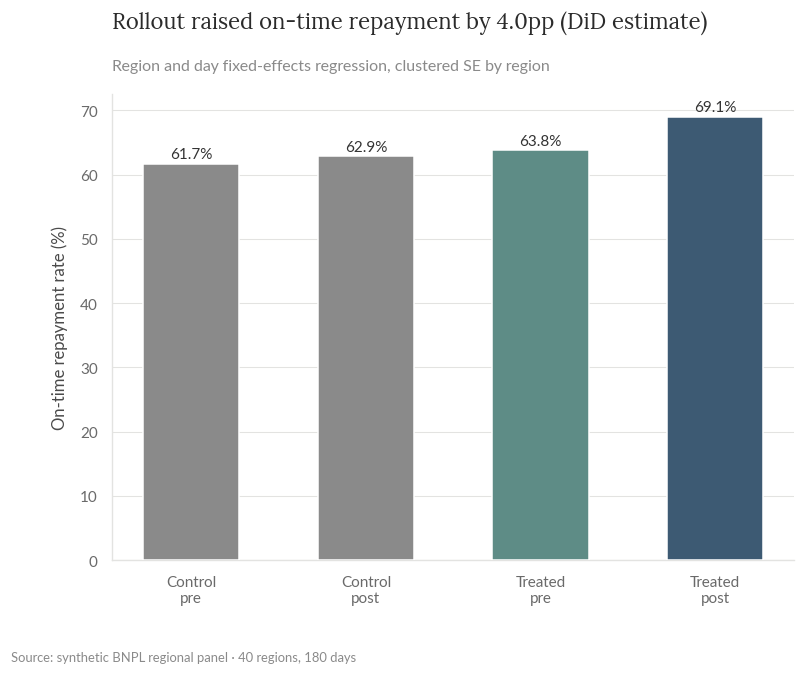
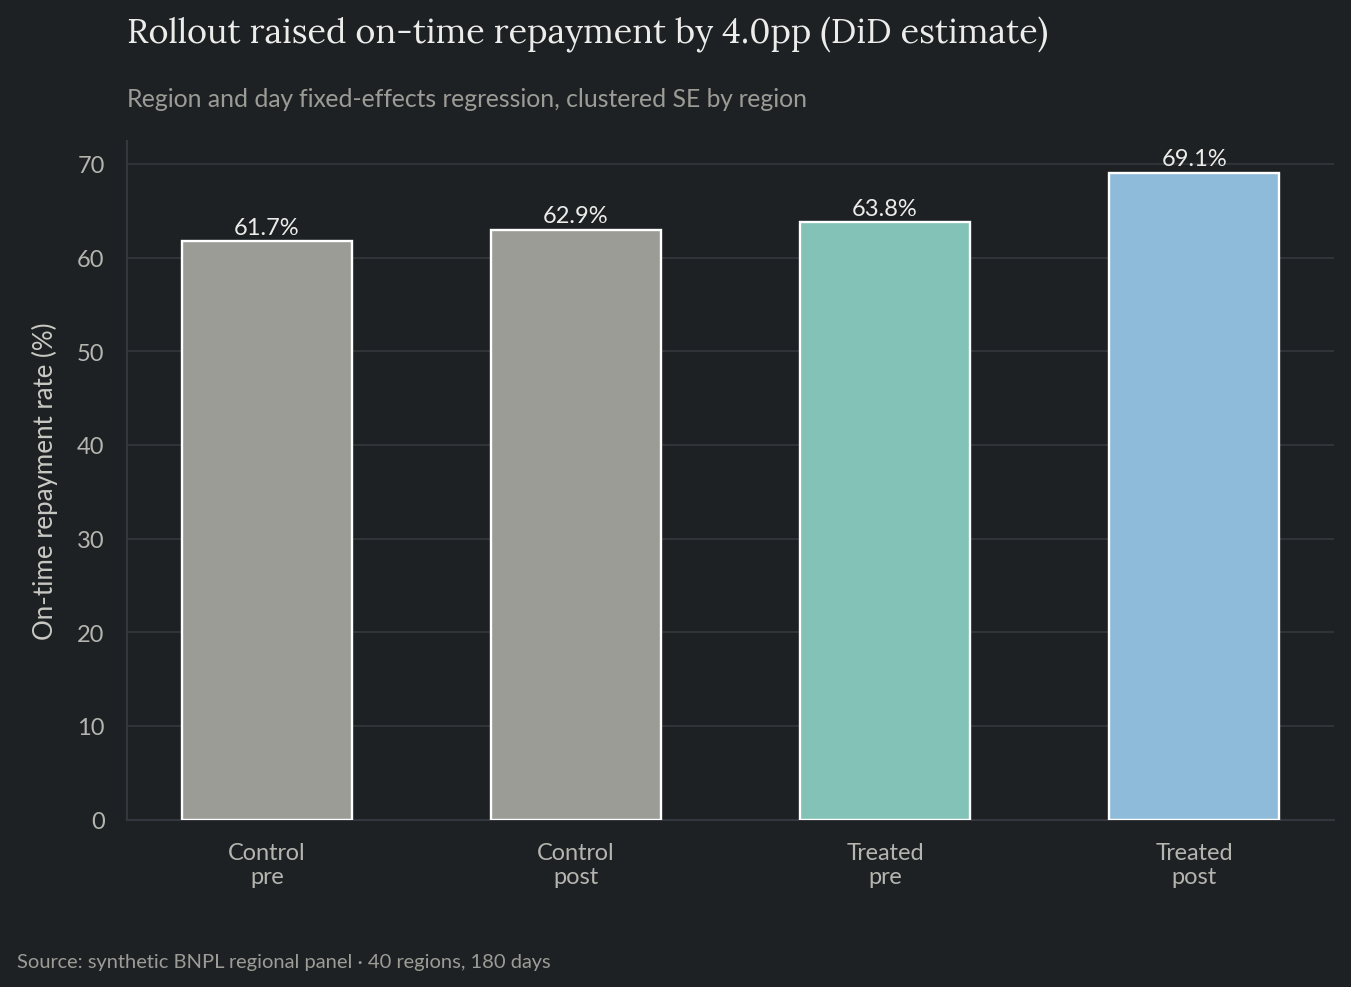
The notebook cell's code change between the first figure and the second:
--- before
+++ after
@@ -5,5 +5,5 @@
 ax.bar(cats, vals, color=[GREY, GREY, MUTED_TEAL, SLATE], width=0.55, zorder=3)
 for i, v in enumerate(vals):
-    ax.text(i, v + 0.8, f"{v:.1f}%", ha="center", fontsize=10, color="#333")
+    ax.text(i, v + 0.8, f"{v:.1f}%", ha="center", fontsize=10, color=INK)
 style_ax(ax, title=f"Rollout raised on-time repayment by {did_coef*100:.1f}pp (DiD estimate)",
          subtitle="Region and day fixed-effects regression, clustered SE by region", ylabel="On-time repayment rate (%)")

Commit: Dark-theme all chart figures, notebooks, and landing-page thumbnails